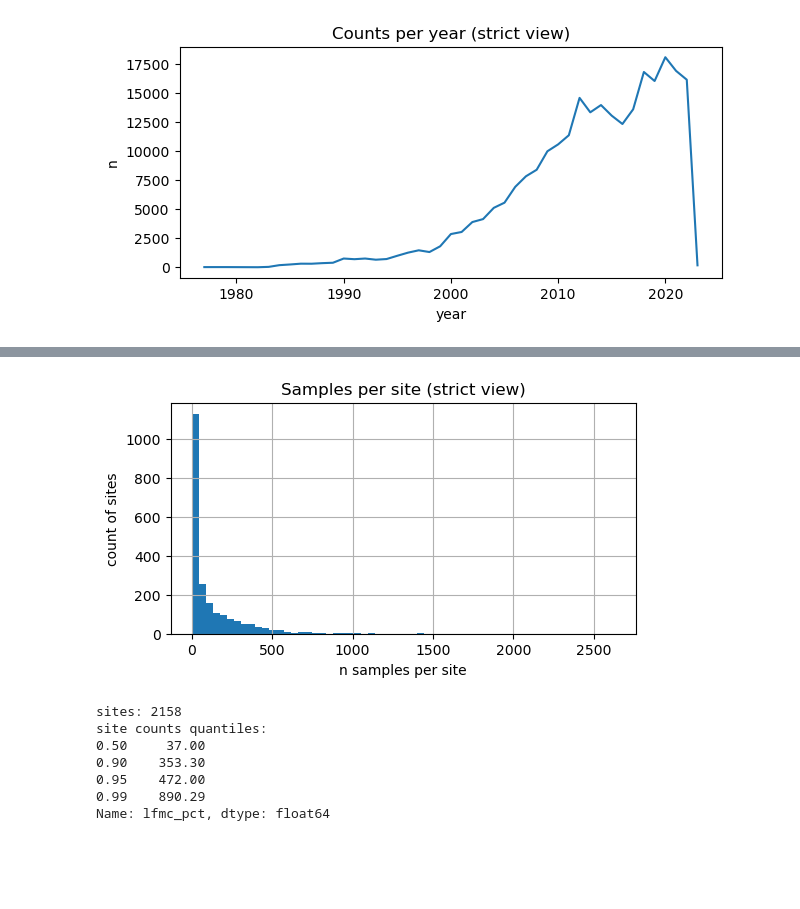
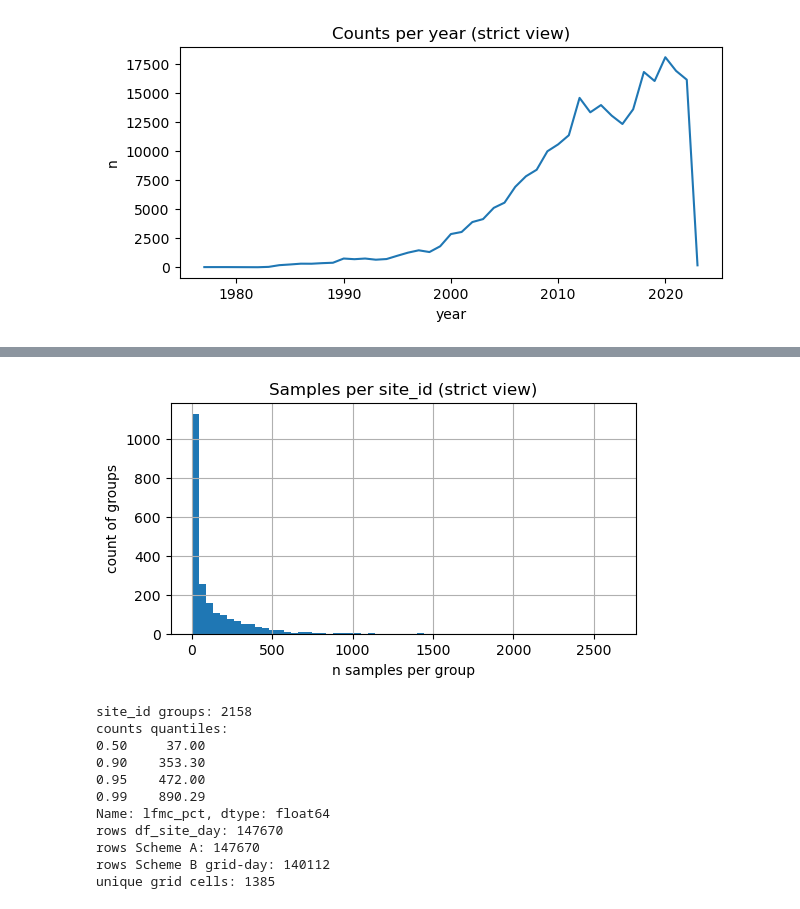
Before and after one commit to thyZY/LFMCRegressor, a Jupyter notebook: notebooks/01_lfmc_read_clean.ipynb, the cells around one changed output, grey strips where cells are left out. Saved outputs shown, nothing was run; the diff lists cells and outputs as text; code cells hidden in the pictures; blank space fills up the shorter version.

```diff
--- a/notebooks/01_lfmc_read_clean.ipynb
+++ b/notebooks/01_lfmc_read_clean.ipynb
@@ -253,7 +256,18 @@ strict_live summary: {'n_rows': 257484, 'lfmc_min': 0.0, 'lfmc_max': 400.0, 'lfm
 # %%
 strategy = cfg.get("dedup_strategy", "median")
-df_site_day = deduplicate_site_day(df_strict_live, strategy=strategy)
+
+df_site_day = deduplicate_site_day(
+    df_strict_live,
+    strategy=strategy,
+    group_by_vegtype=True,
+    group_by_location=True,        # 用经纬度替代聚合键
+    location_precision_deg=1e-4,
+    location_id_col="site_loc_id",
+    keep_igbp=True,
+    igbp_col="IGBP Land Cover",
+)
 
 print("df_site_day shape:", df_site_day.shape)
-df_site_day.head(5)
+print("df_site_day columns:", df_site_day.columns.tolist())
+df_site_day.head(5) # site_loc_id是经纬度量化位置 ID
 # %% [output]
@@ -495,24 +719,43 @@ plt.show()
 若异常：
 - 首先检查 `configs/lfmc.yaml` 的 columns 映射是否与实际列名一致。
 # %%
-site_counts = df_strict_live.groupby("site_id")["lfmc_pct"].count()
+import matplotlib.pyplot as plt
+
+# choose grouping key
+key = "site_loc_id" if "site_loc_id" in df_strict_live.columns else "site_id"
+
+site_counts = df_strict_live.groupby(key)["lfmc_pct"].count()
 
 plt.figure(figsize=(6,3))
 site_counts.hist(bins=60)
-plt.title("Samples per site (strict view)")
-plt.xlabel("n samples per site")
-plt.ylabel("count of sites")
+plt.title(f"Samples per {key} (strict view)")
+plt.xlabel("n samples per group")
+plt.ylabel("count of groups")
 plt.show()
 
-print("sites:", site_counts.size)
-print("site counts quantiles:")
+print(f"{key} groups:", site_counts.size)
+print("counts quantiles:")
 print(site_counts.quantile([0.5, 0.9, 0.95, 0.99]))
+
+# Scheme A: still point-scale, should have same number of rows as df_site_day
+if "df_A_site_day_match" in globals() and df_A_site_day_match is not None:
+    print("rows df_site_day:", len(df_site_day))
+    print("rows Scheme A:", len(df_A_site_day_match))
+
+# Scheme B: grid scale, should be smaller than df_site_day typically
+if "df_B_grid_day" in globals() and df_B_grid_day is not None:
+    print("rows Scheme B grid-day:", len(df_B_grid_day))
+    print("unique grid cells:", df_B_grid_day[["grid_lat","grid_lon"]].drop_duplicates().shape[0])
 # %% [output]
-[figure, old version]
+[figure, new version]
-sites: 2158
-site counts quantiles:
+site_id groups: 2158
+counts quantiles:
 0.50     37.00
 0.90    353.30
 0.95    472.00
 0.99    890.29
 Name: lfmc_pct, dtype: float64
+rows df_site_day: 147670
+rows Scheme A: 147670
+rows Scheme B grid-day: 140112
+unique grid cells: 1385
```
Also changed, not shown: parts of 14 cells of this notebook, 11 other files.
